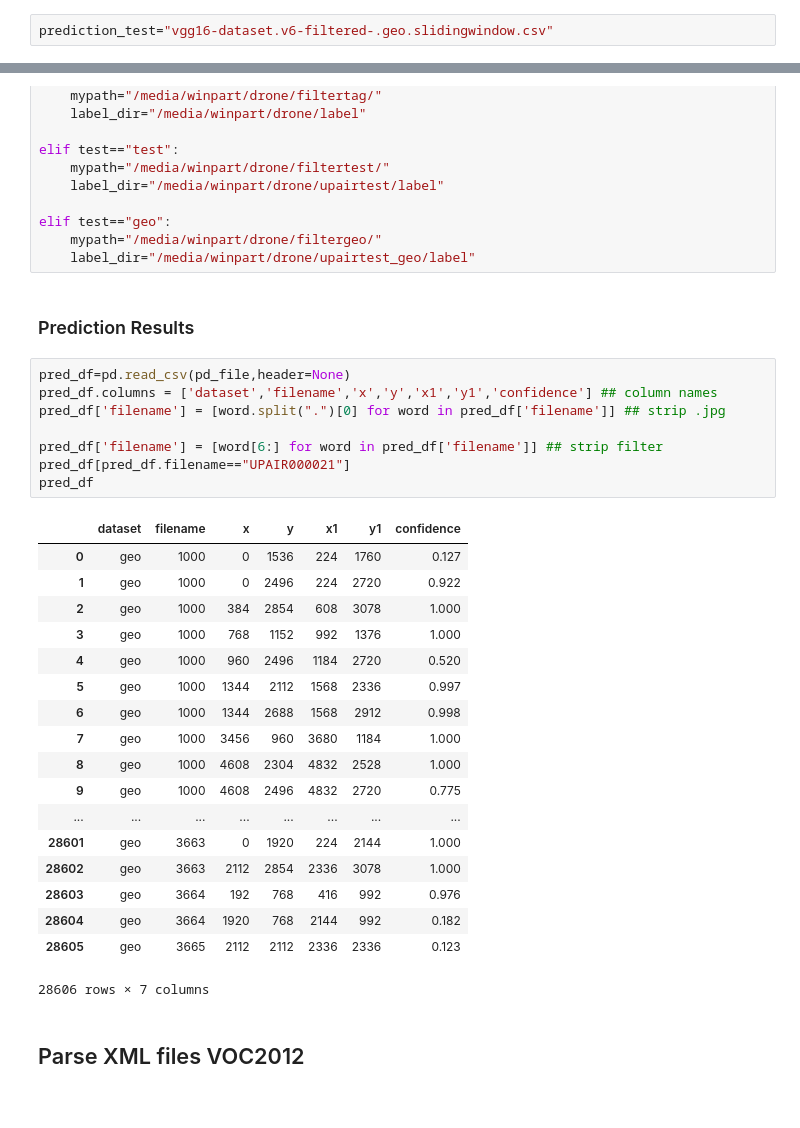
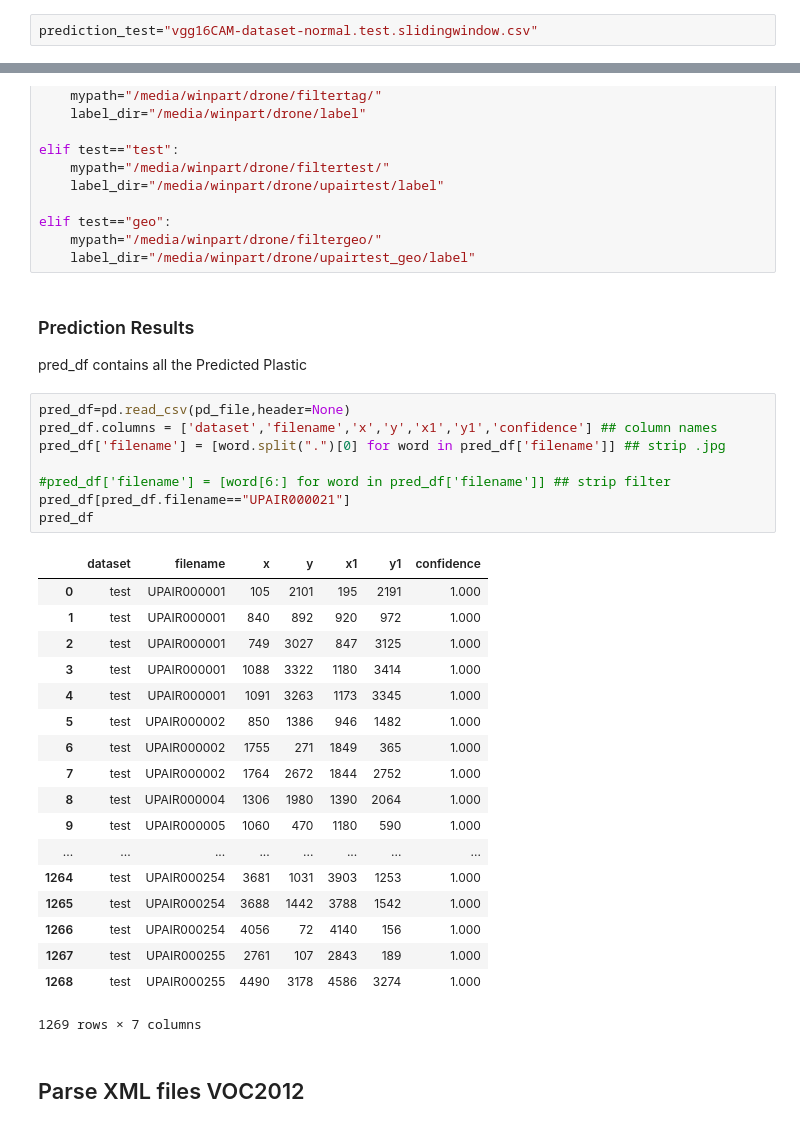
Before and after one commit to micsche/Michael-Schembri, a Jupyter notebook: averageprecision/AveragePrecision.ipynb, the cells around one changed output, grey strips where cells are left out. Saved outputs shown, nothing was run; the diff lists cells and outputs as text.

```diff
--- a/averageprecision/AveragePrecision.ipynb
+++ b/averageprecision/AveragePrecision.ipynb
@@ -36,7 +36,7 @@ from sklearn.metrics import average_precision_score
 # %% [markdown]
 ### Change Prediction results to csv
 # %%
-prediction_test="vgg16-dataset.v6-filtered-.geo.slidingwindow.csv"
+prediction_test="vgg16CAM-dataset-normal.test.slidingwindow.csv"
 # %% [markdown]
 ### Change Ground-truth to GEO, TEST or TRAIN
 # %%
@@ -57,33 +57,35 @@ elif test=="geo":
     label_dir="/media/winpart/drone/upairtest_geo/label"
 # %% [markdown]
 ### Prediction Results
+
+pred_df contains all the Predicted Plastic
 # %%
 pred_df=pd.read_csv(pd_file,header=None)
 pred_df.columns = ['dataset','filename','x','y','x1','y1','confidence'] ## column names
 pred_df['filename'] = [word.split(".")[0] for word in pred_df['filename']] ## strip .jpg
 
-pred_df['filename'] = [word[6:] for word in pred_df['filename']] ## strip filter
+#pred_df['filename'] = [word[6:] for word in pred_df['filename']] ## strip filter
 pred_df[pred_df.filename=="UPAIR000021"]
 pred_df
 # %% [output]
 |  | dataset | filename | x | y | x1 | y1 | confidence |
-| 0 | geo | 1000 | 0 | 1536 | 224 | 1760 | 0.127 |
-| 1 | geo | 1000 | 0 | 2496 | 224 | 2720 | 0.922 |
-| 2 | geo | 1000 | 384 | 2854 | 608 | 3078 | 1.000 |
-| 3 | geo | 1000 | 768 | 1152 | 992 | 1376 | 1.000 |
-| 4 | geo | 1000 | 960 | 2496 | 1184 | 2720 | 0.520 |
-| 5 | geo | 1000 | 1344 | 2112 | 1568 | 2336 | 0.997 |
-| 6 | geo | 1000 | 1344 | 2688 | 1568 | 2912 | 0.998 |
-| 7 | geo | 1000 | 3456 | 960 | 3680 | 1184 | 1.000 |
-| 8 | geo | 1000 | 4608 | 2304 | 4832 | 2528 | 1.000 |
-| 9 | geo | 1000 | 4608 | 2496 | 4832 | 2720 | 0.775 |
+| 0 | test | UPAIR000001 | 105 | 2101 | 195 | 2191 | 1.000 |
+| 1 | test | UPAIR000001 | 840 | 892 | 920 | 972 | 1.000 |
+| 2 | test | UPAIR000001 | 749 | 3027 | 847 | 3125 | 1.000 |
+| 3 | test | UPAIR000001 | 1088 | 3322 | 1180 | 3414 | 1.000 |
+| 4 | test | UPAIR000001 | 1091 | 3263 | 1173 | 3345 | 1.000 |
+| 5 | test | UPAIR000002 | 850 | 1386 | 946 | 1482 | 1.000 |
+| 6 | test | UPAIR000002 | 1755 | 271 | 1849 | 365 | 1.000 |
+| 7 | test | UPAIR000002 | 1764 | 2672 | 1844 | 2752 | 1.000 |
+| 8 | test | UPAIR000004 | 1306 | 1980 | 1390 | 2064 | 1.000 |
+| 9 | test | UPAIR000005 | 1060 | 470 | 1180 | 590 | 1.000 |
 | ... | ... | ... | ... | ... | ... | ... | ... |
-| 28601 | geo | 3663 | 0 | 1920 | 224 | 2144 | 1.000 |
-| 28602 | geo | 3663 | 2112 | 2854 | 2336 | 3078 | 1.000 |
-| 28603 | geo | 3664 | 192 | 768 | 416 | 992 | 0.976 |
-| 28604 | geo | 3664 | 1920 | 768 | 2144 | 992 | 0.182 |
-| 28605 | geo | 3665 | 2112 | 2112 | 2336 | 2336 | 0.123 |
+| 1264 | test | UPAIR000254 | 3681 | 1031 | 3903 | 1253 | 1.000 |
+| 1265 | test | UPAIR000254 | 3688 | 1442 | 3788 | 1542 | 1.000 |
+| 1266 | test | UPAIR000254 | 4056 | 72 | 4140 | 156 | 1.000 |
+| 1267 | test | UPAIR000255 | 2761 | 107 | 2843 | 189 | 1.000 |
+| 1268 | test | UPAIR000255 | 4490 | 3178 | 4586 | 3274 | 1.000 |
-28606 rows × 7 columns
+1269 rows × 7 columns
 # %% [markdown]
 ## Parse XML files VOC2012
 # %%
```
Also changed, not shown: parts of 9 cells of this notebook, 16 other files.
